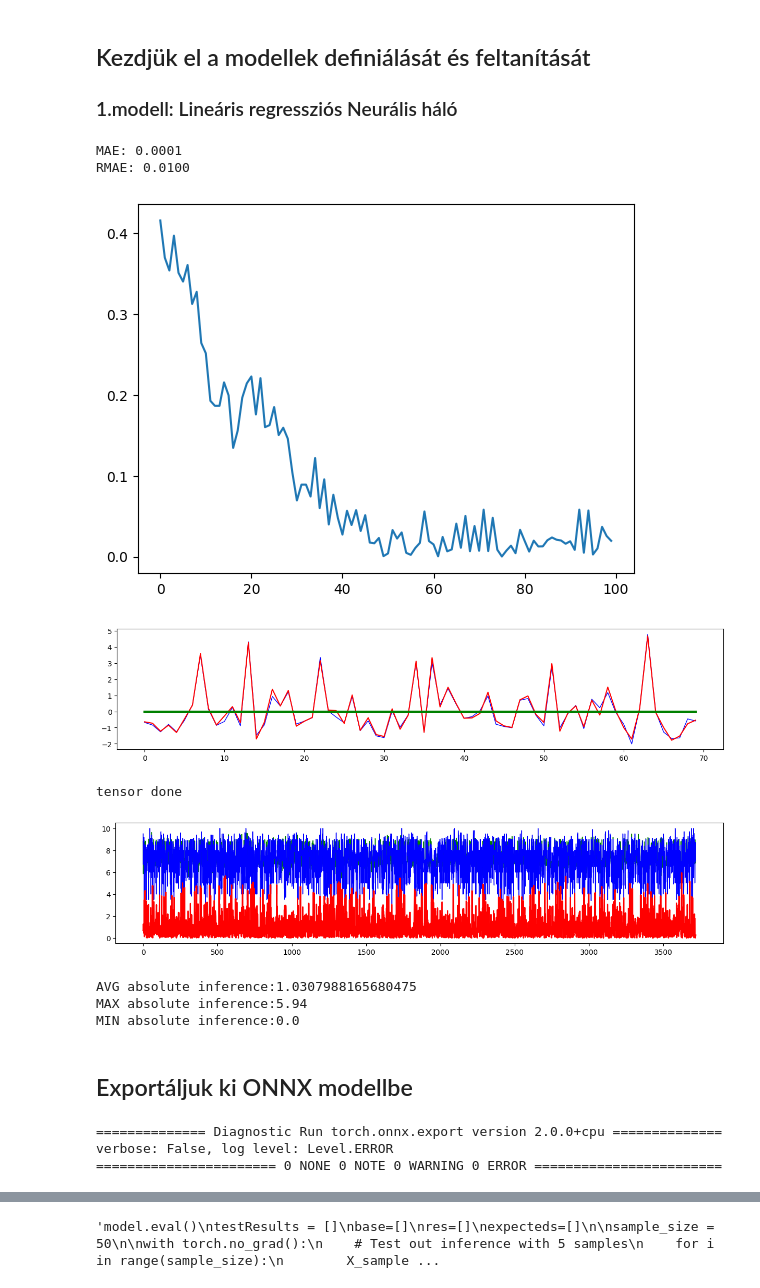
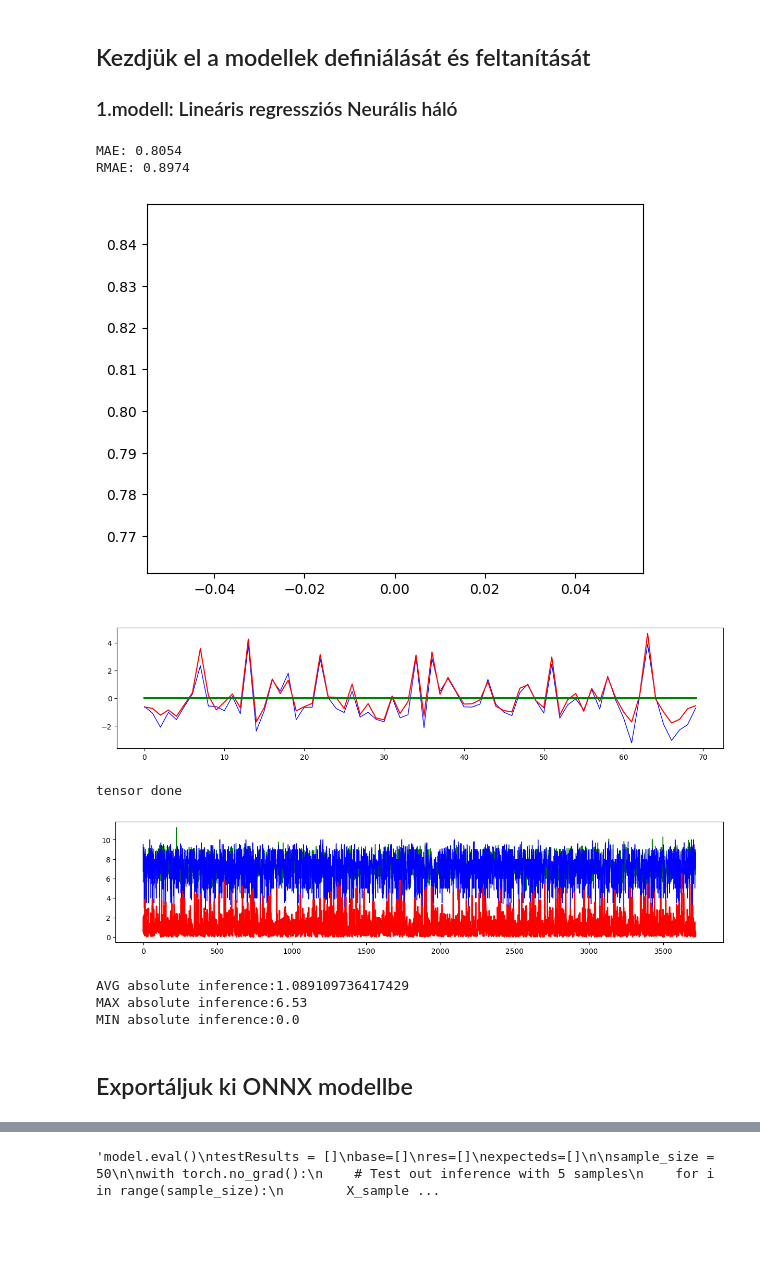
Before and after one commit to DezsiCsaba/gepi-latas-feleves, a Jupyter notebook: megoldás - bdigne.ipynb, the cells around one changed output, grey strips where cells are left out. Drawn from its saved outputs; the diff is of its cells as text; code cells hidden in the pictures; blank space fills up the shorter version.

```diff
--- a/megoldás - bdigne.ipynb
+++ b/megoldás - bdigne.ipynb
@@ -126,7 +126,7 @@ for choice in editorsChoice:
         index, = np.where(yesOrNo.values == choice)
         key = (index[0]+1)*10
         choiceIndexes.append(key)
-        editorsChoiceJSON[key] = choice
+        editorsChoiceJSON[str(key)] = choice
     i+=1
 
 platformJSON = {}
@@ -136,7 +136,7 @@ for platformName in platformCol:
         index, = np.where(platformNames.values == platformName)
         key = index[0]+1
         platformIndexes.append(key)
-        platformJSON[key] = platformName
+        platformJSON[str(key)] = platformName
     i+=1
 
 genreJSON = {}
@@ -146,7 +146,7 @@ for genreName in genreCol:
         index, = np.where(genreNames.values == genreName)
         key = index[0]+1
         genreIndexes.append(key)
-        genreJSON[key] = genreName
+        genreJSON[str(key)] = genreName
     i+=1
 
 
@@ -255,30 +253,24 @@ X_test_raw
 # %%
 from linreg import LinearRegressionNN
 from logreg import LogisticRegressionNN
 
 linreg = LinearRegressionNN()
 #linreg = LogisticRegressionNN()
 linreg.createLinRegModel()
-linreg.trainNetwork(X_train_raw, y_train, X_test_raw, y_test, epochs = 100, batch_num=10, iteration=1)
+linreg.trainNetwork(X_train_raw, y_train, X_test_raw, y_test, epochs = 1, batch_num=10, iteration=1)
 
 linreg.plotTrainingHistory()
 linreg.compareWithBestLinregModel(X_test_raw, y_test, sample_size=70)
 linreg.evaluateModel(X_test_raw, y_test)
 # %% [output]
-MAE: 0.0001
-RMAE: 0.0100
+MAE: 0.8054
+RMAE: 0.8974
-[figure, old version]
+[figure, new version]
-[figure, old version]
+[figure, new version]
 tensor done
-[figure, old version]
+[figure, new version]
-AVG absolute inference:1.0307988165680475
-MAX absolute inference:5.94
+AVG absolute inference:1.089109736417429
+MAX absolute inference:6.53
 MIN absolute inference:0.0
 # %% [markdown]
 ## Exportáljuk ki ONNX modellbe
-# %%
-linreg.export_to_ONNX_model()
-# %% [output]
-============== Diagnostic Run torch.onnx.export version 2.0.0+cpu ==============
-verbose: False, log level: Level.ERROR
-======================= 0 NONE 0 NOTE 0 WARNING 0 ERROR ========================
```
Also changed, not shown: parts of 4 cells of this notebook, 4 other files.
